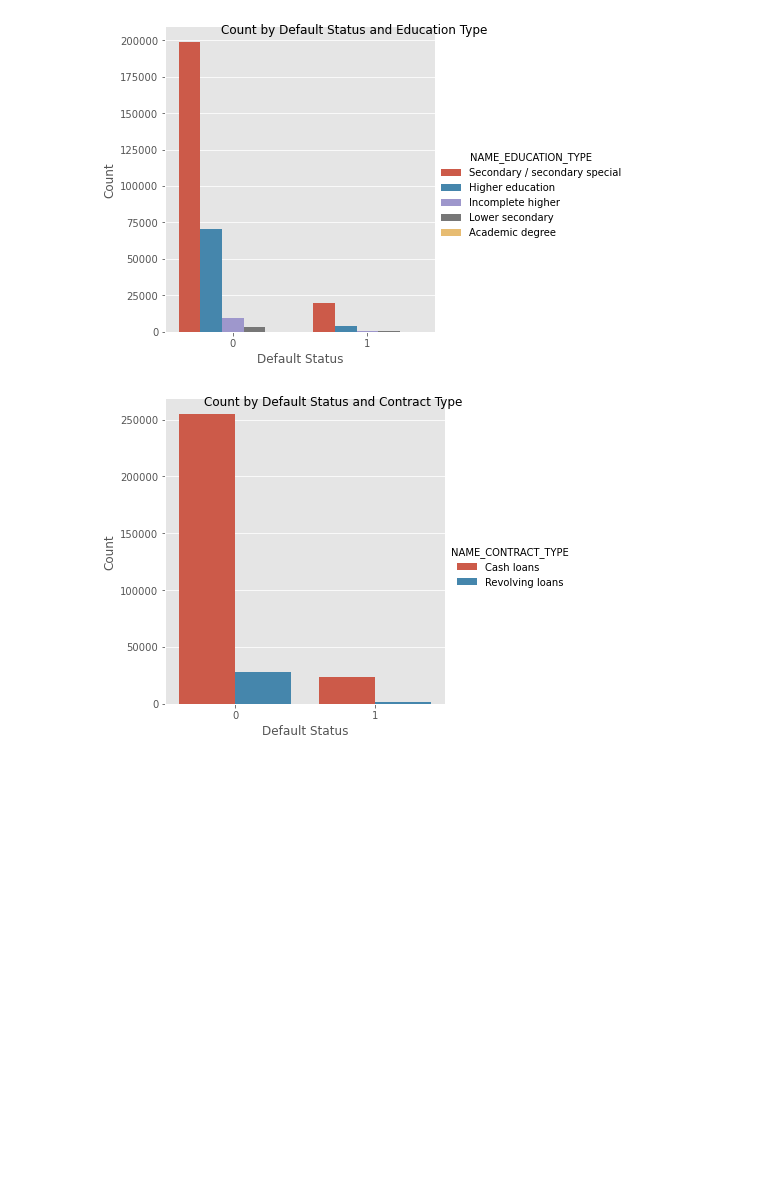
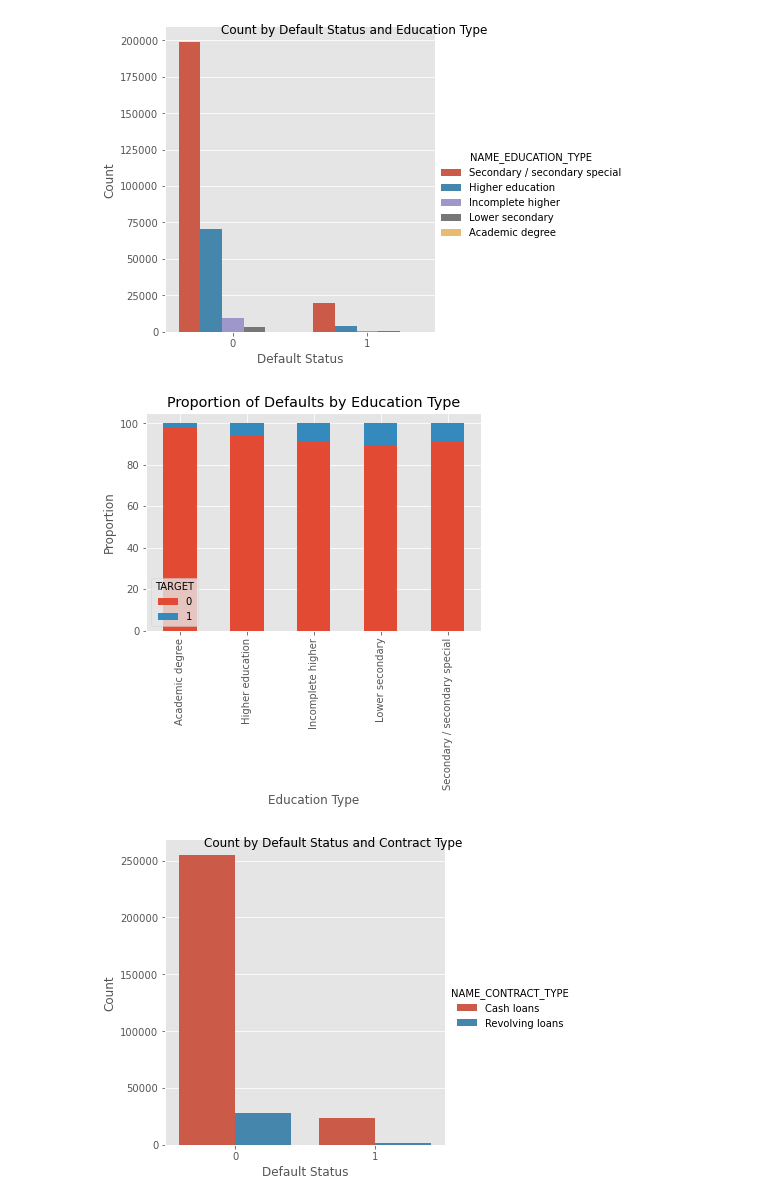
Before and after one commit to hudsonbat/Data-201, a Jupyter notebook: CreditDefault.ipynb, the cells around one changed output. Drawn from its saved outputs; the diff is of its cells as text; code cells hidden in the pictures; blank space fills up the shorter version.

```diff
--- a/CreditDefault.ipynb
+++ b/CreditDefault.ipynb
@@ -396,6 +412,18 @@ edu.set_axis_labels('Default Status', "Count")
 plt.show()
 # %% [output]
 [figure]
+# %%
+edu = data2.groupby(['NAME_EDUCATION_TYPE','TARGET'])['TARGET'].count()
+edu = edu.unstack()
+
+edu2 = edu.apply(lambda x: x*100/sum(x),axis=1)
+
+edu2.plot(kind='bar', stacked=True,title='Proportion of Defaults by Education Type')
+plt.xlabel('Education Type')
+plt.ylabel('Proportion')
+plt.show()
+# %% [output]
+[figure, added]
 # %%
 contract = sns.factorplot('TARGET', hue = 'NAME_CONTRACT_TYPE', data=data2, kind='count')
 contract.fig.suptitle('Count by Default Status and Contract Type')
```
Also changed, not shown: parts of 32 cells of this notebook.
